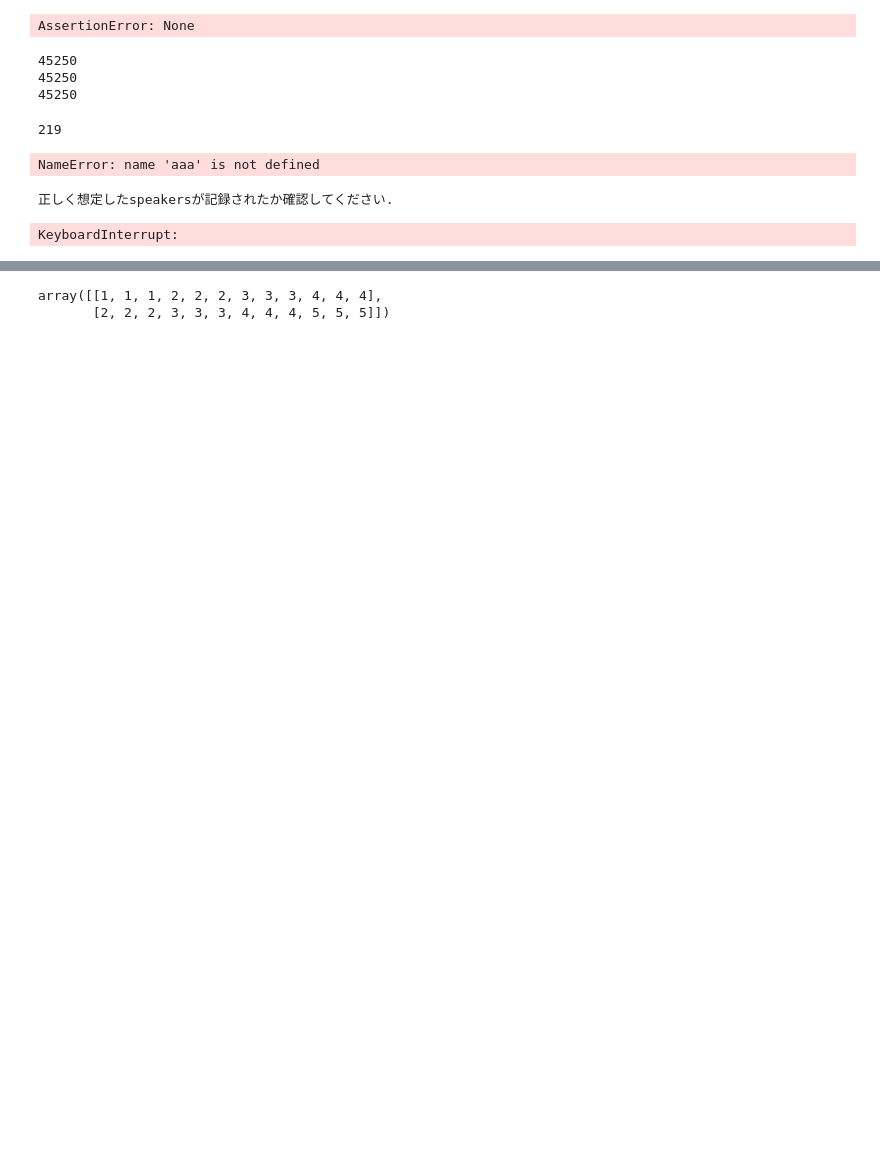
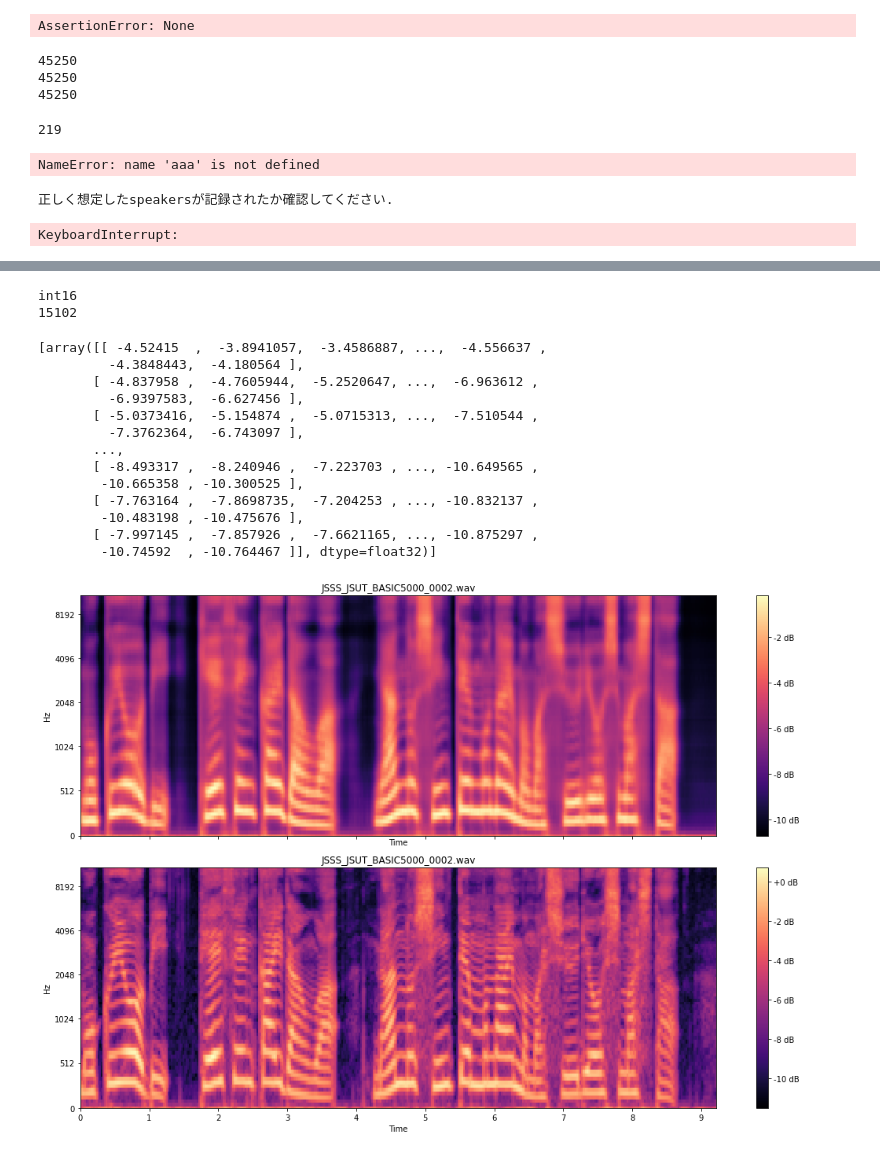
Before and after one commit to YutoNishimura-v2/my_NAR-S2S-VC, a Jupyter notebook: mel_check.ipynb, the cells around one changed output, grey strips where cells are left out. Cells and saved outputs as stored; diff of their text form; code cells hidden in the pictures; blank space fills up the shorter version.

```diff
--- a/mel_check.ipynb
+++ b/mel_check.ipynb
@@ -289,5 +254,25 @@ x3:  [[[1 1 1 2 2 2 3 3 3 4 4 4]
-# %%
-x3[0]
-# %% [output]
-array([[1, 1, 1, 2, 2, 2, 3, 3, 3, 4, 4, 4],
-       [2, 2, 2, 3, 3, 3, 4, 4, 4, 5, 5, 5]])
+# %%
+import librosa
+import numpy as np
+from scipy.io.wavfile import read
+
+# def load_wav(full_path, sr):
+#     # sampling_rate, data = read(full_path)
+#     wav, _ = librosa.load(
+#         full_path, sr=sr)
+#     return wav, sr
+
+def load_wav(full_path):
+    sampling_rate, data = read(full_path)
+    return data, sampling_rate
+
+
+wav, _ = load_wav("./raw_data/LJSpeech/LJSpeech-1.1_LJ050-0264.wav")
+# wav, _ = load_wav("./pre_voice/Universal/jsut_ver1.1_BASIC5000_0001.wav", sr=24000)
+# wav, _ = load_wav("./pre_voice/jsut_jsss_jvs/source/JSSS_JSUT_BASIC5000_0001.wav", sr=22050)
+
+print(wav.dtype)
+print(np.max(wav))
+# %% [output]
+int16
+15102
@@ -293,0 +292,30 @@ array([[1, 1, 1, 2, 2, 2, 3, 3, 3, 4, 4, 4],
+# %%
+from utils.utils import plot_mels, get_mels
+import yaml
+import numpy as np
+
+mel = np.load("./output/mel_for_hifi-gan/jsut_jsss_jvs/mels/JSSS_JSUT_BASIC5000_0002.npy")
+
+preprocess_config = yaml.load(
+        open("./config/jsut_jsss_jvs/preprocess.yaml", "r", encoding='utf-8'), Loader=yaml.FullLoader
+    )
+
+mel_before = get_mels(["./pre_voice/jsut_jsss_jvs/target/JSSS_JSUT_BASIC5000_0002.wav"], 80, preprocess_config)
+
+
+plot_mels([mel, *mel_before], ["./pre_voice/jsut_jsss_jvs/target/JSSS_JSUT_BASIC5000_0002.wav"]*2, 22050)
+# %% [output]
+[array([[ -4.52415  ,  -3.8941057,  -3.4586887, ...,  -4.556637 ,
+         -4.3848443,  -4.180564 ],
+       [ -4.837958 ,  -4.7605944,  -5.2520647, ...,  -6.963612 ,
+         -6.9397583,  -6.627456 ],
+       [ -5.0373416,  -5.154874 ,  -5.0715313, ...,  -7.510544 ,
+         -7.3762364,  -6.743097 ],
+       ...,
+       [ -8.493317 ,  -8.240946 ,  -7.223703 , ..., -10.649565 ,
+        -10.665358 , -10.300525 ],
+       [ -7.763164 ,  -7.8698735,  -7.204253 , ..., -10.832137 ,
+        -10.483198 , -10.475676 ],
+       [ -7.997145 ,  -7.857926 ,  -7.6621165, ..., -10.875297 ,
+        -10.74592  , -10.764467 ]], dtype=float32)]
+[figure, added]
```
Also changed, not shown: parts of 2 cells of this notebook, 10 other files.
